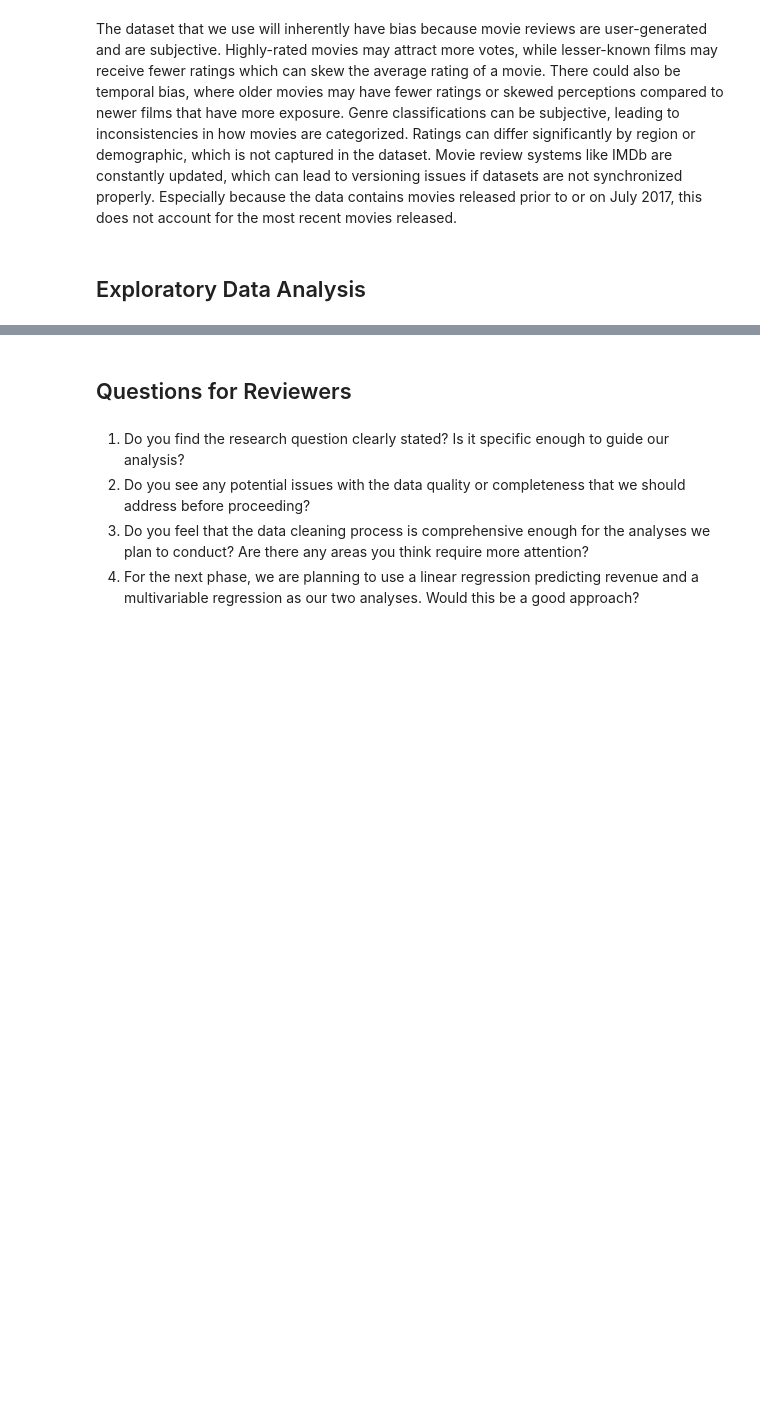
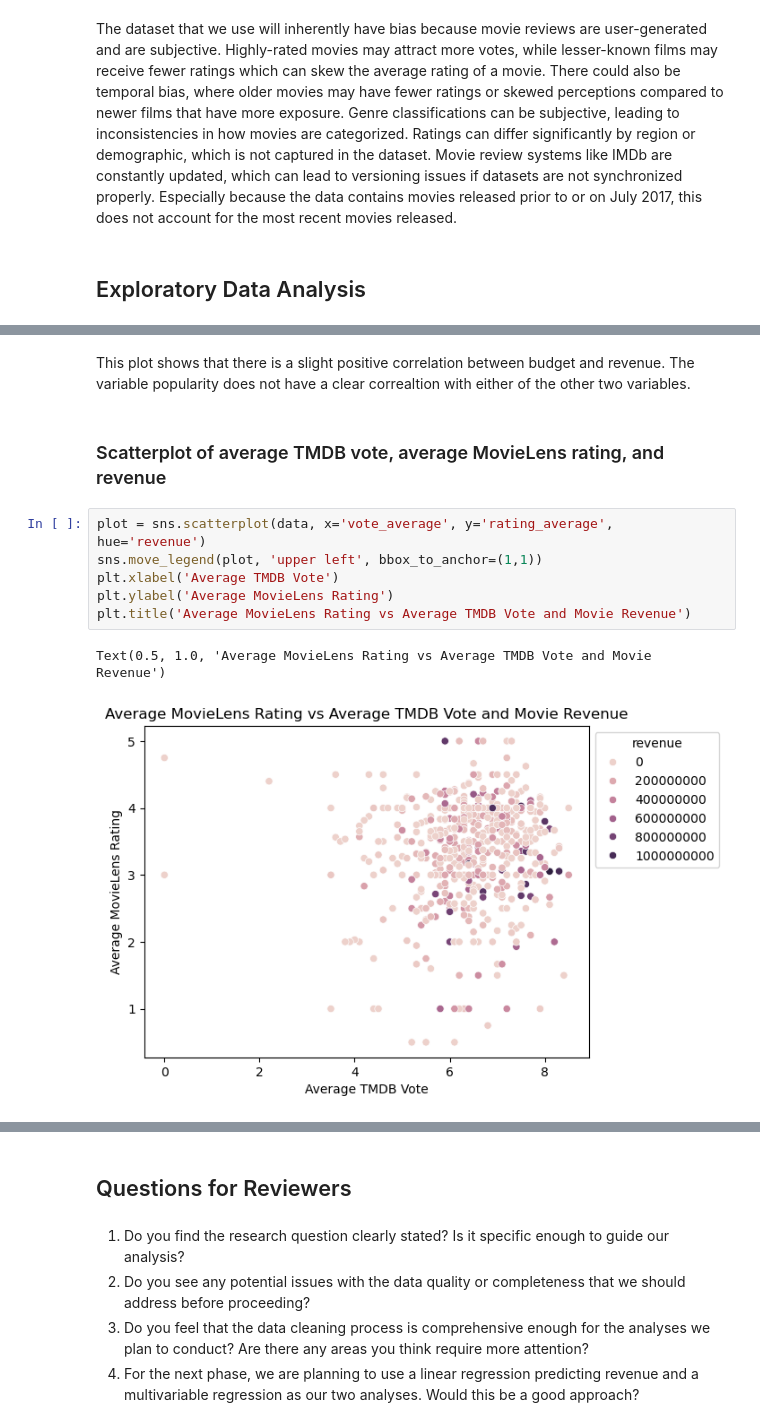
Before and after one commit to ay283/info2950_project, a Jupyter notebook: Phase2.ipynb, the cells around one changed output, grey strips where cells are left out. Drawn from its saved outputs; the diff is of its cells as text; blank space fills up the shorter version.

```diff
--- a/Phase2.ipynb
+++ b/Phase2.ipynb
@@ -184,0 +208,13 @@ Text(0.5, 1.0, 'Revenue of Movies by Budget')
+# %% [markdown]
+This plot shows that there is a slight positive correlation between budget and revenue. The variable popularity does not have a clear correaltion with either of the other two variables.
+# %% [markdown]
+### Scatterplot of average TMDB vote, average MovieLens rating, and revenue
+# %%
+plot = sns.scatterplot(data, x='vote_average', y='rating_average', hue='revenue')
+sns.move_legend(plot, 'upper left', bbox_to_anchor=(1,1))
+plt.xlabel('Average TMDB Vote')
+plt.ylabel('Average MovieLens Rating')
+plt.title('Average MovieLens Rating vs Average TMDB Vote and Movie Revenue')
+# %% [output]
+Text(0.5, 1.0, 'Average MovieLens Rating vs Average TMDB Vote and Movie Revenue')
+[figure, added]
```
Also changed, not shown: parts of 19 cells of this notebook.
